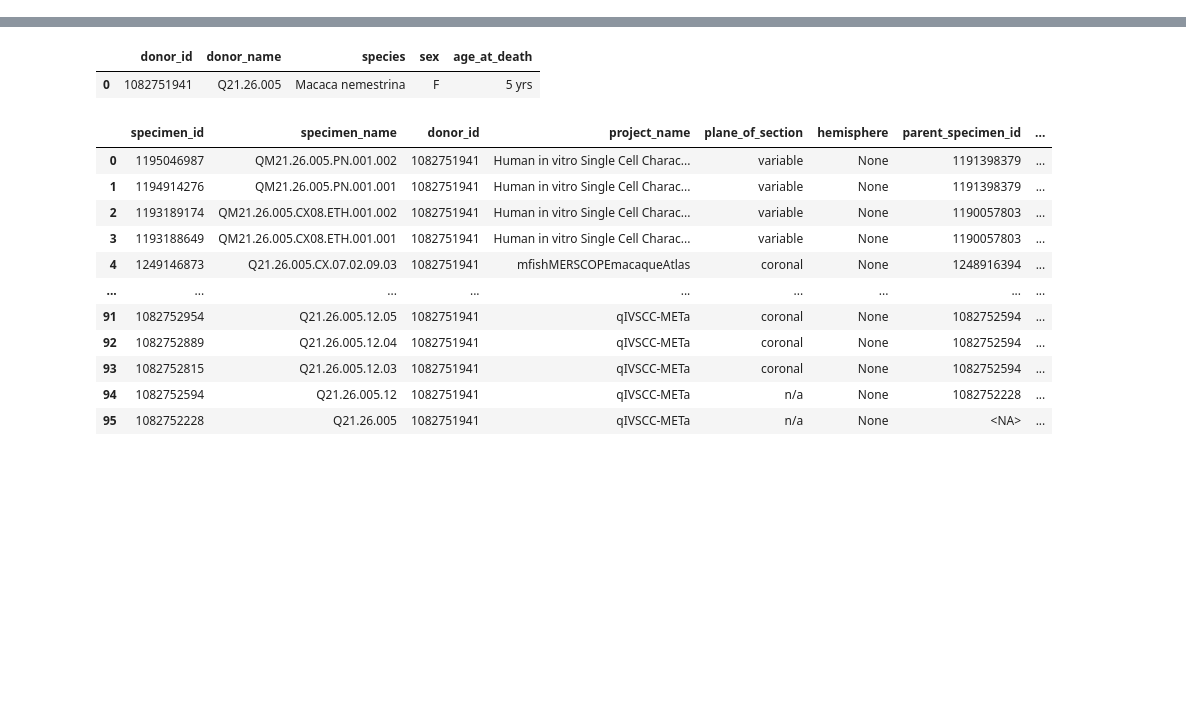
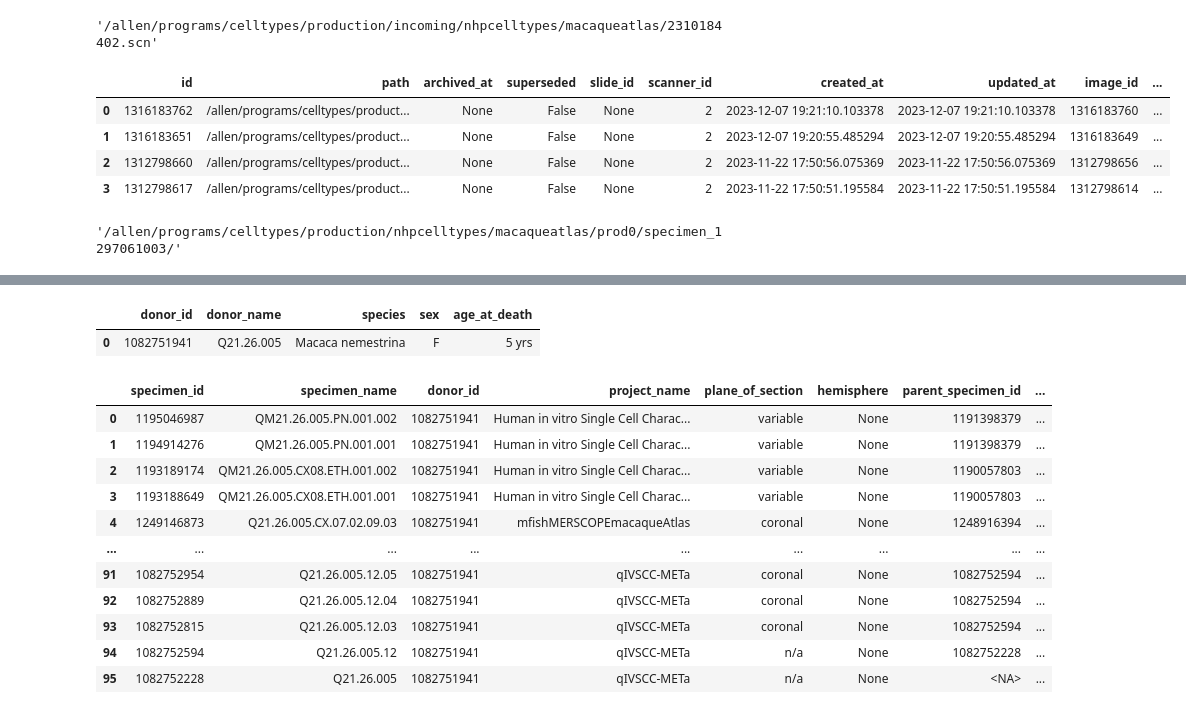
Before and after one commit to mikejhuang/hmba_image_viewer, a Jupyter notebook: sandbox/lims_queries/specimen_related_lims_queries.ipynb, the cells around one changed output, grey strips where cells are left out. Saved outputs shown, nothing was run; the diff lists cells and outputs as text; code cells hidden in the pictures; blank space fills up the shorter version.

```diff
--- a/sandbox/lims_queries/specimen_related_lims_queries.ipynb
+++ b/sandbox/lims_queries/specimen_related_lims_queries.ipynb
@@ -19,0 +6,7 @@ engine = sqlalchemy.create_engine(
+# %%
+lims_user = "atlasreader"
+lims_pwd = "atlasro"
+lims_alias = "limsdb3"
+
+engine = sqlalchemy.create_engine(
+    f"postgresql+psycopg2://{lims_user}:{lims_pwd}@{lims_alias}/lims2")
@@ -19,0 +102,26 @@ engine = sqlalchemy.create_engine(
+# %%
+res.path[0]
+# %% [output]
+'/allen/programs/celltypes/production/incoming/nhpcelltypes/macaqueatlas/2310184402.scn'
+# %%
+#sp_id = '1304634597'
+sp_id = '1297061003'
+query = f'''
+        select sc.*
+        from specimens sp
+        join images img on img.specimen_id = sp.id
+        join scans sc on sc.image_id = img.id
+        where sp.id = {sp_id}
+        '''
+res = pd.read_sql(query,con=engine)
+res
+# %% [output]
+|  | id | path | archived_at | superseded | slide_id | scanner_id | created_at | updated_at | image_id | ... |
+| 0 | 1316183762 | /allen/programs/celltypes/product... | None | False | None | 2 | 2023-12-07 19:21:10.103378 | 2023-12-07 19:21:10.103378 | 1316183760 | ... |
+| 1 | 1316183651 | /allen/programs/celltypes/product... | None | False | None | 2 | 2023-12-07 19:20:55.485294 | 2023-12-07 19:20:55.485294 | 1316183649 | ... |
+| 2 | 1312798660 | /allen/programs/celltypes/product... | None | False | None | 2 | 2023-11-22 17:50:56.075369 | 2023-11-22 17:50:56.075369 | 1312798656 | ... |
+| 3 | 1312798617 | /allen/programs/celltypes/product... | None | False | None | 2 | 2023-11-22 17:50:51.195584 | 2023-11-22 17:50:51.195584 | 1312798614 | ... |
+# %%
+res.path[0]
+# %% [output]
+'/allen/programs/celltypes/production/nhpcelltypes/macaqueatlas/prod0/specimen_1297061003/'
```
Also changed, not shown: parts of 19 cells of this notebook, 2 other files.
